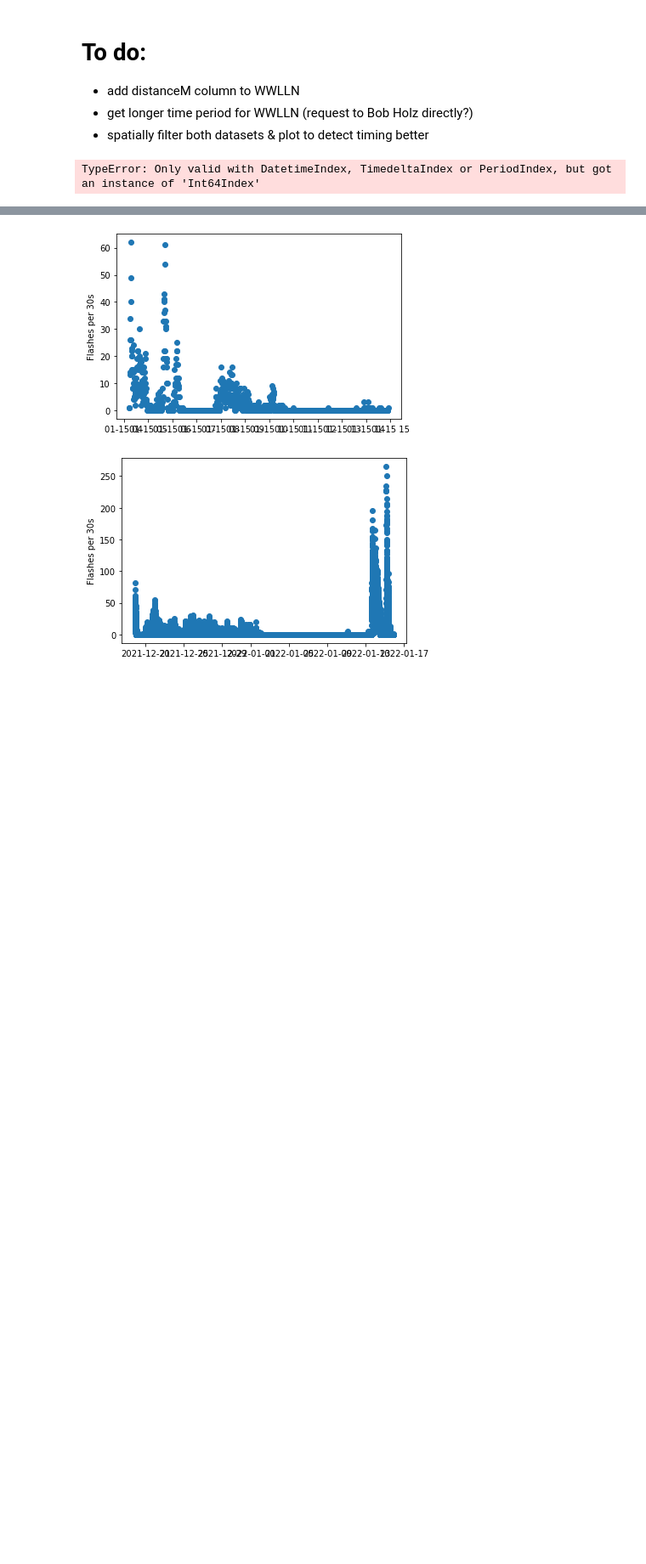
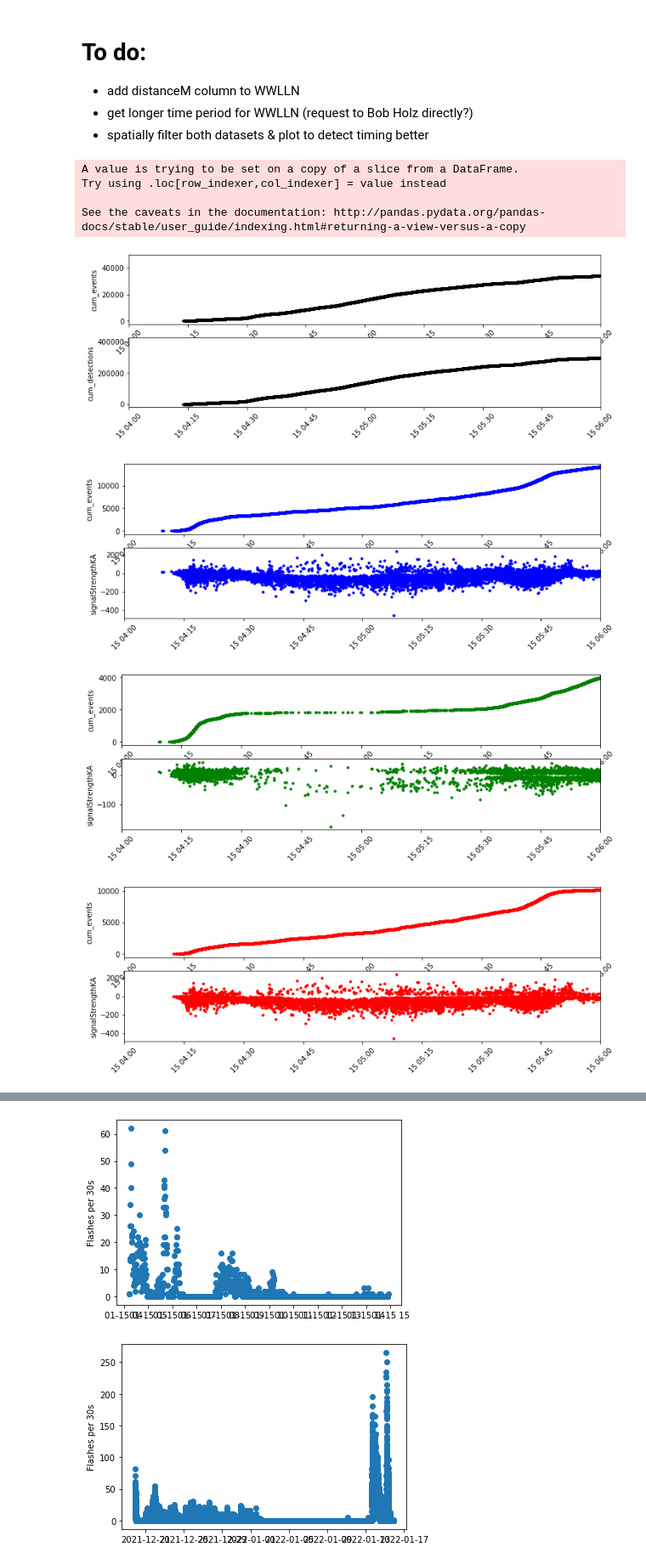
Before and after one commit to gthompson/kitchensinkGT, a Jupyter notebook: PROJECTS/Tonga/plot_tonga_lightning_data.ipynb, the cells around one changed output, grey strips where cells are left out. Shown at 85% size. Drawn from its saved outputs; the diff is of its cells as text; code cells hidden in the pictures; blank space fills up the shorter version.

```diff
--- a/PROJECTS/Tonga/plot_tonga_lightning_data.ipynb
+++ b/PROJECTS/Tonga/plot_tonga_lightning_data.ipynb
@@ -118,30 +174,0 @@ add_distanceM_column(wwllndf)
-# %%
-add_countrate_column(wwllndf, 10)
-# %% [output]
-TypeError: Only valid with DatetimeIndex, TimedeltaIndex or PeriodIndex, but got an instance of 'Int64Index'
-# %%
-# Load Vaisala GLD360 data
-# contact is chris.vagasky@vaisala.com, see email from March 3, 2022
-# distanceM is from -20.536, -175.382.
-gld360datafile = os.path.join(DATA_DIR, 'LIGHTNING', 'Hunga_Tonga_Lightning_within_300km_December-January.csv')
-gld360df = pd.read_csv(gld360datafile)
-
-# Create a datetime column
-gld360df['datetime'] = [UTCDateTime(dt).datetime for dt in gld360df['time']]
-gld360df.sort_values(by='datetime',inplace=True)
-
-# Add other columns for plotting purposes - do not add cumulative columns unless i subset later
-gld360df['ones']=np.ones(len(gld360df['datetime']))
-gld360df['cum_events']=np.cumsum(gld360df['ones'])
-
-weightedCurrent = []
-for i, row in gld360df.iterrows():
-    try:
-        weightedCurrent.append(row['signalStrengthKA']/row['distanceM'])
-    except:
-        pass
-
-gld360df['weightedCurrent'] = weightedCurrent
-
-add_distanceM_column(gld360df)
-#add_CountsPerMinute_column(gld360df)
@@ -151,0 +175,19 @@ gld360df.to_pickle(gld360pklfile)
+# %%
+stime = datetime(2022, 1, 15, 4, 0, 0)
+#etime = '2022-01-15 16:00:00'
+etime = datetime(2022, 1, 15, 6, 0, 0)
+maxDistance = 10000.0
+
+plot_wwlln(wwllndf, starttime=stime, endtime=etime, radiusM=maxDistance )
+plot_gld360(gld360df, starttime=stime, endtime=etime, radiusM=maxDistance)
+plot_gld360(gld360df, lightning_type='cloud2cloud', starttime=stime, endtime=etime, radiusM=maxDistance)
+plot_gld360(gld360df, lightning_type='cloud2ground', starttime=stime, endtime=etime, radiusM=maxDistance)
+# %% [output]
+A value is trying to be set on a copy of a slice from a DataFrame.
+Try using .loc[row_indexer,col_indexer] = value instead
+
+See the caveats in the documentation: http://pandas.pydata.org/pandas-docs/stable/user_guide/indexing.html#returning-a-view-versus-a-copy
+[figure, added]
+[figure, added]
+[figure, added]
+[figure, added]
```
Also changed, not shown: parts of 12 cells of this notebook.
